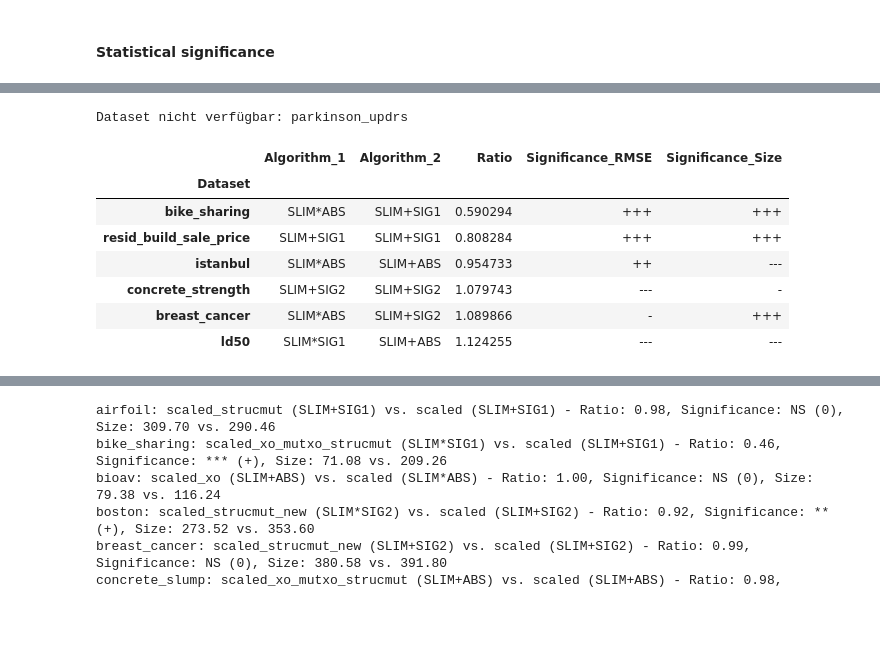
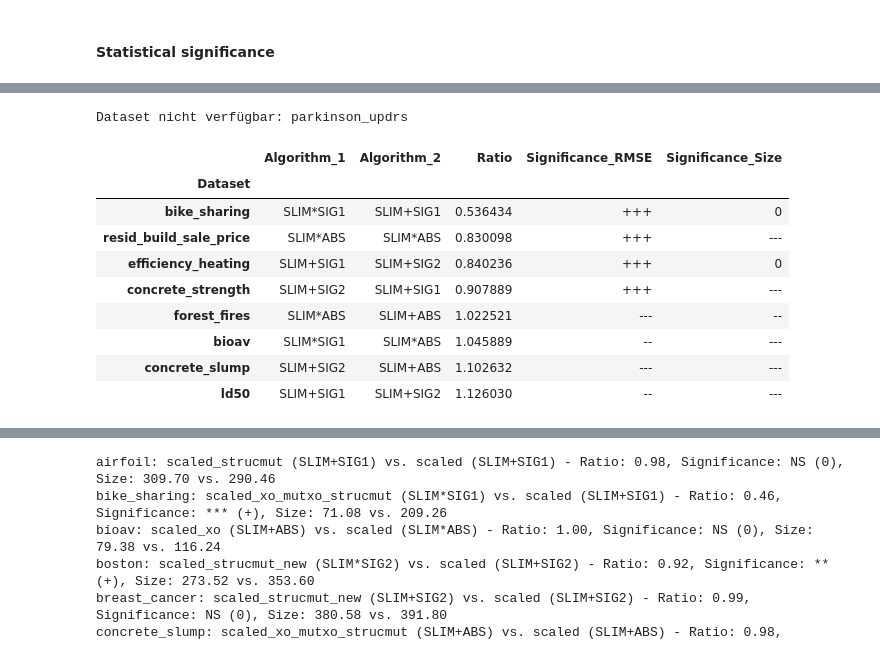
Before and after one commit to amarmate/SLIM-TEST-LITE, a Jupyter notebook: check_results.ipynb, the cells around one changed output, grey strips where cells are left out. Saved outputs shown, nothing was run; the diff lists cells and outputs as text; code cells hidden in the pictures; blank space fills up the shorter version.

```diff
--- a/check_results.ipynb
+++ b/check_results.ipynb
@@ -24,7 +24,7 @@ for dataset in dataset_names:
     for suffix in ['MUL_ABS', 'MUL_SIG1', 'MUL_SIG2', 'SUM_ABS', 'SUM_SIG1', 'SUM_SIG2']:
         #params = pickle.load(open(f'params/{dataset}_SLIM_{suffix}_scaled_strucmut_new_m1.pkl', 'rb'))
         #dict_params.update(params)
-        results = pickle.load(open(f'results/slim/{dataset}_SLIM_{suffix}_scaled_strucmut_new_m2.pkl', 'rb'))
+        results = pickle.load(open(f'results/slim/{dataset}_SLIM_{suffix}_scaled_strucmut_new_m3.pkl', 'rb'))
         for k, v in results.items():
             if k not in dict_results:
                 dict_results[k] = {}
@@ -32,11 +32,11 @@ for dataset in dataset_names:
 
         # Delete the loaded pickle files
         #os.remove(f'params/{dataset}_SLIM_{suffix}_scaled_strucmut_new_m1.pkl')
-        os.remove(f'results/slim/{dataset}_SLIM_{suffix}_scaled_strucmut_new_m2.pkl')
+        os.remove(f'results/slim/{dataset}_SLIM_{suffix}_scaled_strucmut_new_m3.pkl')
 
     # Dump the results
     # pickle.dump(dict_params, open(f'params/{dataset}_scaled_strucmut_new_m1.pkl', 'wb'))
-    pickle.dump(dict_results, open(f'results/slim/{dataset}_scaled_strucmut_new_m2.pkl', 'wb'))
+    pickle.dump(dict_results, open(f'results/slim/{dataset}_scaled_strucmut_new_m3.pkl', 'wb'))
 # %% [markdown]
 #### Found
 - Ms upper of 0
@@ -738,14 +738,16 @@ Significance_Size
 Name: count, dtype: int64
 # %%
-result_best = calculate_statistical_significance_best('scaled_strucmut', 'scaled', dataset_names)
+result_best = calculate_statistical_significance_best('scaled_strucmut_new_m3', 'scaled_new_m3', dataset_names)
 result_best[result_best['Significance_RMSE'] != '0'].sort_values('Ratio')
 # %% [output]
 Dataset nicht verfügbar: parkinson_updrs
 |  | Algorithm_1 | Algorithm_2 | Ratio | Significance_RMSE | Significance_Size |
 | Dataset |  |  |  |  |  |
-| bike_sharing | SLIM*ABS | SLIM+SIG1 | 0.590294 | +++ | +++ |
-| resid_build_sale_price | SLIM+SIG1 | SLIM+SIG1 | 0.808284 | +++ | +++ |
-| istanbul | SLIM*ABS | SLIM+ABS | 0.954733 | ++ | --- |
-| concrete_strength | SLIM+SIG2 | SLIM+SIG2 | 1.079743 | --- | - |
-| breast_cancer | SLIM*ABS | SLIM+SIG2 | 1.089866 | - | +++ |
-| ld50 | SLIM*SIG1 | SLIM+ABS | 1.124255 | --- | --- |
+| bike_sharing | SLIM*SIG1 | SLIM+SIG1 | 0.536434 | +++ | 0 |
+| resid_build_sale_price | SLIM*ABS | SLIM*ABS | 0.830098 | +++ | --- |
+| efficiency_heating | SLIM+SIG1 | SLIM+SIG2 | 0.840236 | +++ | 0 |
+| concrete_strength | SLIM+SIG2 | SLIM+SIG1 | 0.907889 | +++ | --- |
+| forest_fires | SLIM*ABS | SLIM+ABS | 1.022521 | --- | -- |
+| bioav | SLIM*SIG1 | SLIM*ABS | 1.045889 | -- | --- |
+| concrete_slump | SLIM+SIG2 | SLIM+ABS | 1.102632 | --- | --- |
+| ld50 | SLIM+SIG1 | SLIM+SIG2 | 1.126030 | -- | --- |
```
Also changed, not shown: parts of 11 cells of this notebook, 1 other file.
